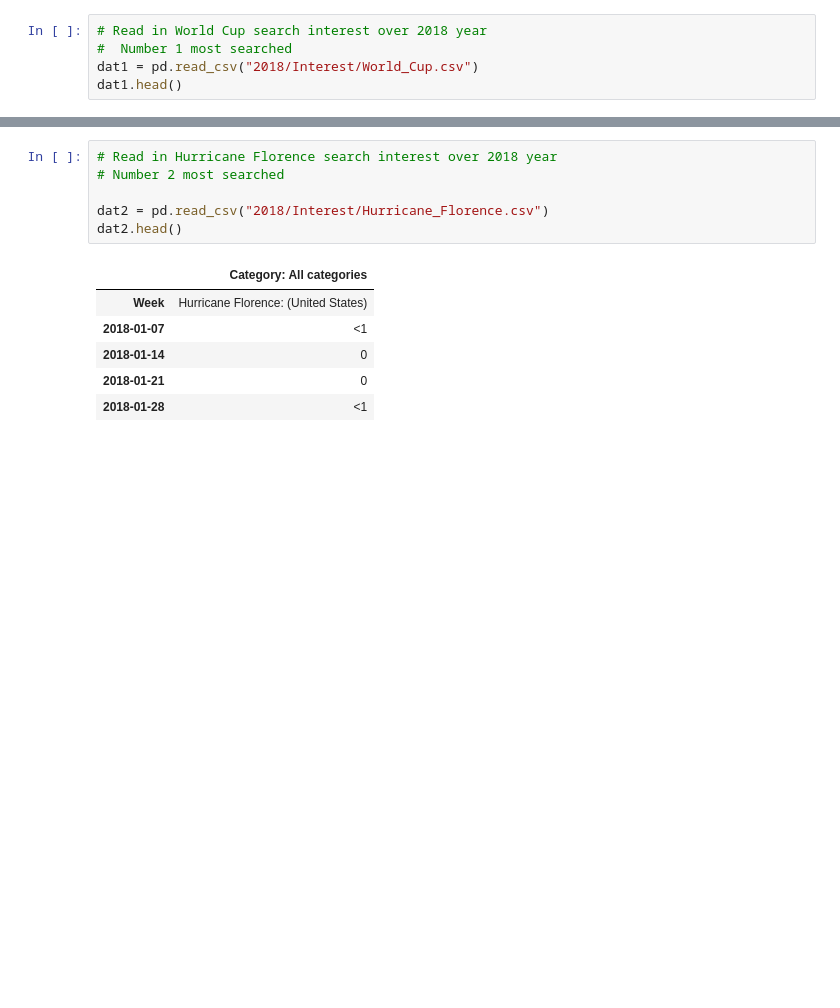
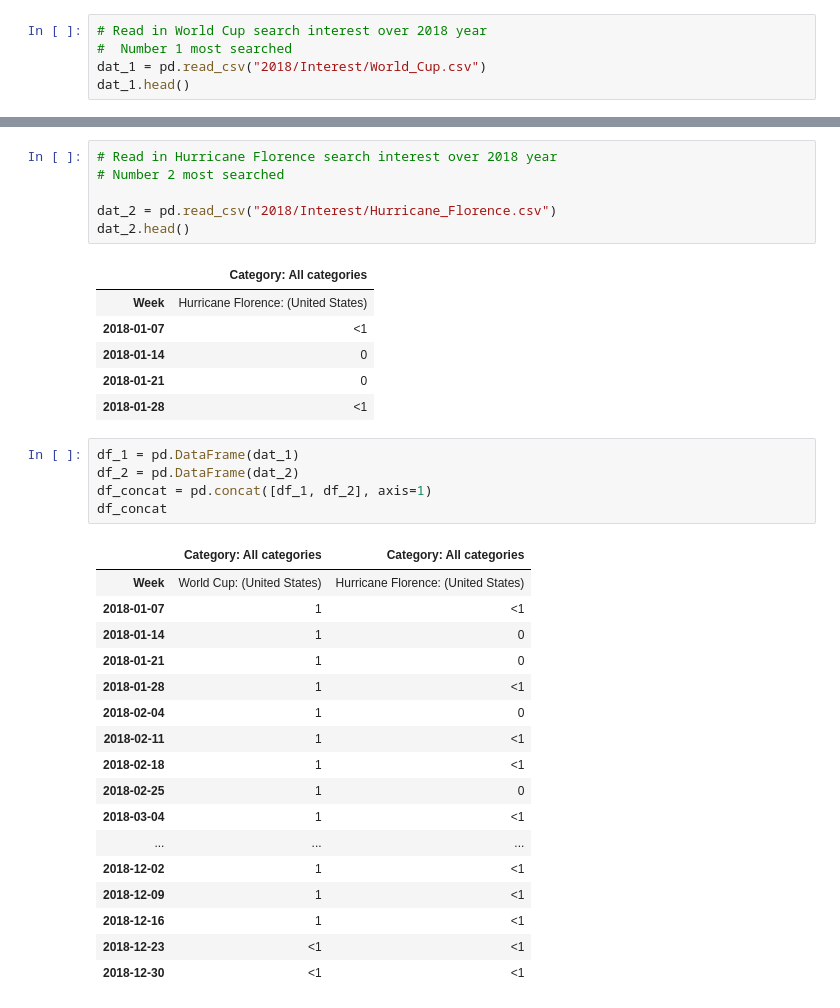
Before and after one commit to ifroman/Team-Buzz-COGS-Project, a Jupyter notebook: Playing-Around.ipynb, the cells around one changed output, grey strips where cells are left out. Saved outputs shown, nothing was run; the diff lists cells and outputs as text; blank space fills up the shorter version.

Commit message:
Concat two dataframes from top 2 searches

```diff
--- a/Playing-Around.ipynb
+++ b/Playing-Around.ipynb
@@ -106,8 +106,8 @@ df[df['Article'].str.contains("NEW|YORK")==True]
 # %%
 # Read in World Cup search interest over 2018 year
 #  Number 1 most searched
-dat1 = pd.read_csv("2018/Interest/World_Cup.csv")
-dat1.head()
+dat_1 = pd.read_csv("2018/Interest/World_Cup.csv")
+dat_1.head()
 # %% [output]
 |  | Category: All categories |
 | Week | World Cup: (United States) |
@@ -119,8 +119,8 @@ dat1.head()
 # Read in Hurricane Florence search interest over 2018 year
 # Number 2 most searched
 
-dat2 = pd.read_csv("2018/Interest/Hurricane_Florence.csv")
-dat2.head()
+dat_2 = pd.read_csv("2018/Interest/Hurricane_Florence.csv")
+dat_2.head()
 # %% [output]
 |  | Category: All categories |
 | Week | Hurricane Florence: (United States) |
@@ -128,3 +128,26 @@ dat2.head()
 | 2018-01-14 | 0 |
 | 2018-01-21 | 0 |
 | 2018-01-28 | <1 |
+# %%
+df_1 = pd.DataFrame(dat_1)
+df_2 = pd.DataFrame(dat_2)
+df_concat = pd.concat([df_1, df_2], axis=1)
+df_concat
+# %% [output]
+|  | Category: All categories | Category: All categories |
+| Week | World Cup: (United States) | Hurricane Florence: (United States) |
+| 2018-01-07 | 1 | <1 |
+| 2018-01-14 | 1 | 0 |
+| 2018-01-21 | 1 | 0 |
+| 2018-01-28 | 1 | <1 |
+| 2018-02-04 | 1 | 0 |
+| 2018-02-11 | 1 | <1 |
+| 2018-02-18 | 1 | <1 |
+| 2018-02-25 | 1 | 0 |
+| 2018-03-04 | 1 | <1 |
+| ... | ... | ... |
+| 2018-12-02 | 1 | <1 |
+| 2018-12-09 | 1 | <1 |
+| 2018-12-16 | 1 | <1 |
+| 2018-12-23 | <1 | <1 |
+| 2018-12-30 | <1 | <1 |
```
